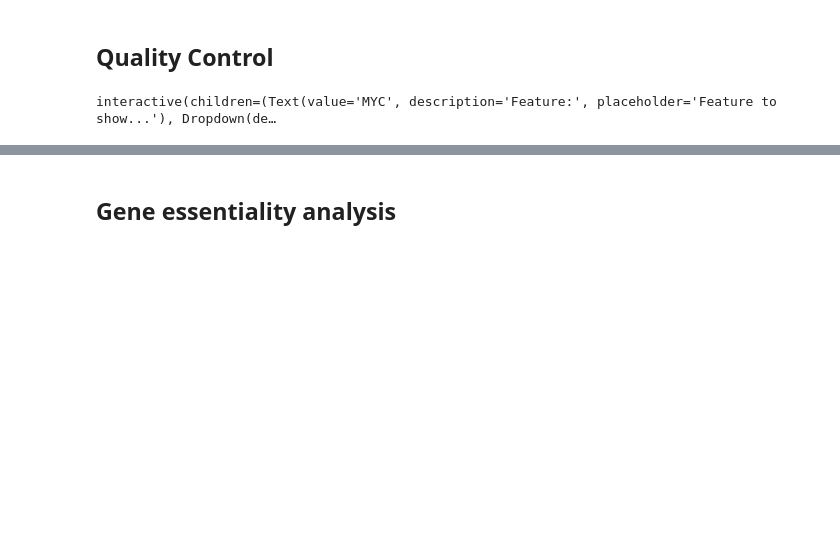
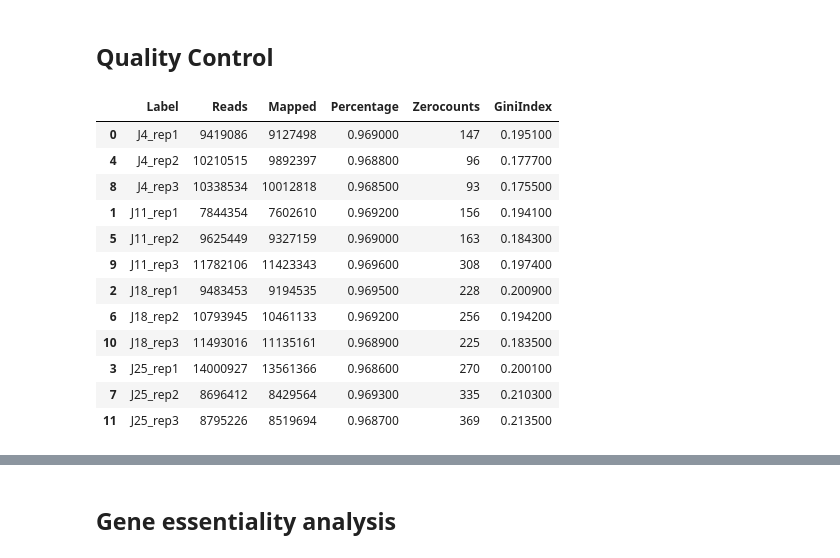
Before and after one commit to lobrylab/PitViper, a Jupyter notebook: PitViper/workflow/notebooks/Rapport.ipynb, the cells around one changed output, grey strips where cells are left out. Drawn from its saved outputs; the diff is of its cells as text; code cells hidden in the pictures; blank space fills up the shorter version.

```diff
--- a/PitViper/workflow/notebooks/Rapport.ipynb
+++ b/PitViper/workflow/notebooks/Rapport.ipynb
@@ -19,35 +68,18 @@ results = create_results_pitviper(results_path)
 # %% [markdown]
 ## Quality Control
-# %%
-
-def sgRNA_accross_conditions(result):
-    conditions = [{'baseline':condition.split('_vs_')[1] , 'treatment':condition.split('_vs_')[0]} for condition in result.comparisons_dict.keys()]
-    baselines=set([condition['baseline'] for condition in conditions])
-    features=widgets.Text(value='MYC', placeholder='Feature to show...', description='Feature:')
-    @interact(feature=features, baseline=baselines)
-    def sgRNA_accross_conditions(feature, baseline):
-        treatments = [condition['treatment'] for condition in conditions if condition['baseline'] == baseline]
-        print('Feature:', feature)
-        print('Baseline', baseline)
-        print('Treatments', treatments)
-
-        points = treatments + [baseline]
-
-        print(points)
-
-#         tables_to_concatenate = []
-#         for point in points:
-#             table = result.comparisons_dict[point]['table'].copy()
-#             trt = comparison.split('_vs_')[0]
-#             new_names = [(i,trt + "_" + i) for i in table.iloc[:, 1:].columns.values]
-#             table.rename(columns = dict(new_names), inplace=True)
-#             tables_to_concatenate.append(table)
-
-#         result = pd.concat(tables_to_concatenate, axis=1)
-#         result = result.iloc[:,~result.columns.duplicated()]
-
-
-
-sgRNA_accross_conditions(results['MAGeCK_RRA'])
-# %% [output]
-interactive(children=(Text(value='MYC', description='Feature:', placeholder='Feature to show...'), Dropdown(de…
+# %%
+show_mapping_qc('CRISPRi_countFrom_bam')
+# %% [output]
+|  | Label | Reads | Mapped | Percentage | Zerocounts | GiniIndex |
+| 0 | J4_rep1 | 9419086 | 9127498 | 0.969000 | 147 | 0.195100 |
+| 4 | J4_rep2 | 10210515 | 9892397 | 0.968800 | 96 | 0.177700 |
+| 8 | J4_rep3 | 10338534 | 10012818 | 0.968500 | 93 | 0.175500 |
+| 1 | J11_rep1 | 7844354 | 7602610 | 0.969200 | 156 | 0.194100 |
+| 5 | J11_rep2 | 9625449 | 9327159 | 0.969000 | 163 | 0.184300 |
+| 9 | J11_rep3 | 11782106 | 11423343 | 0.969600 | 308 | 0.197400 |
+| 2 | J18_rep1 | 9483453 | 9194535 | 0.969500 | 228 | 0.200900 |
+| 6 | J18_rep2 | 10793945 | 10461133 | 0.969200 | 256 | 0.194200 |
+| 10 | J18_rep3 | 11493016 | 11135161 | 0.968900 | 225 | 0.183500 |
+| 3 | J25_rep1 | 14000927 | 13561366 | 0.968600 | 270 | 0.200100 |
+| 7 | J25_rep2 | 8696412 | 8429564 | 0.969300 | 335 | 0.210300 |
+| 11 | J25_rep3 | 8795226 | 8519694 | 0.968700 | 369 | 0.213500 |
```
Also changed, not shown: parts of 20 cells of this notebook.
